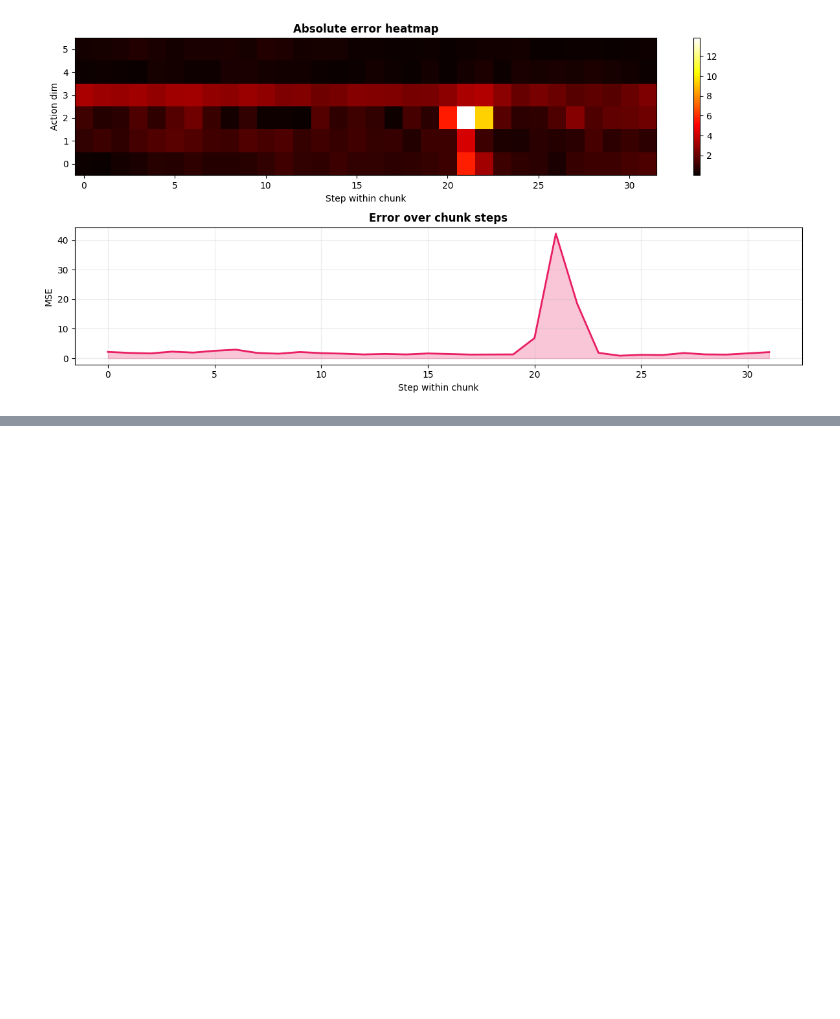
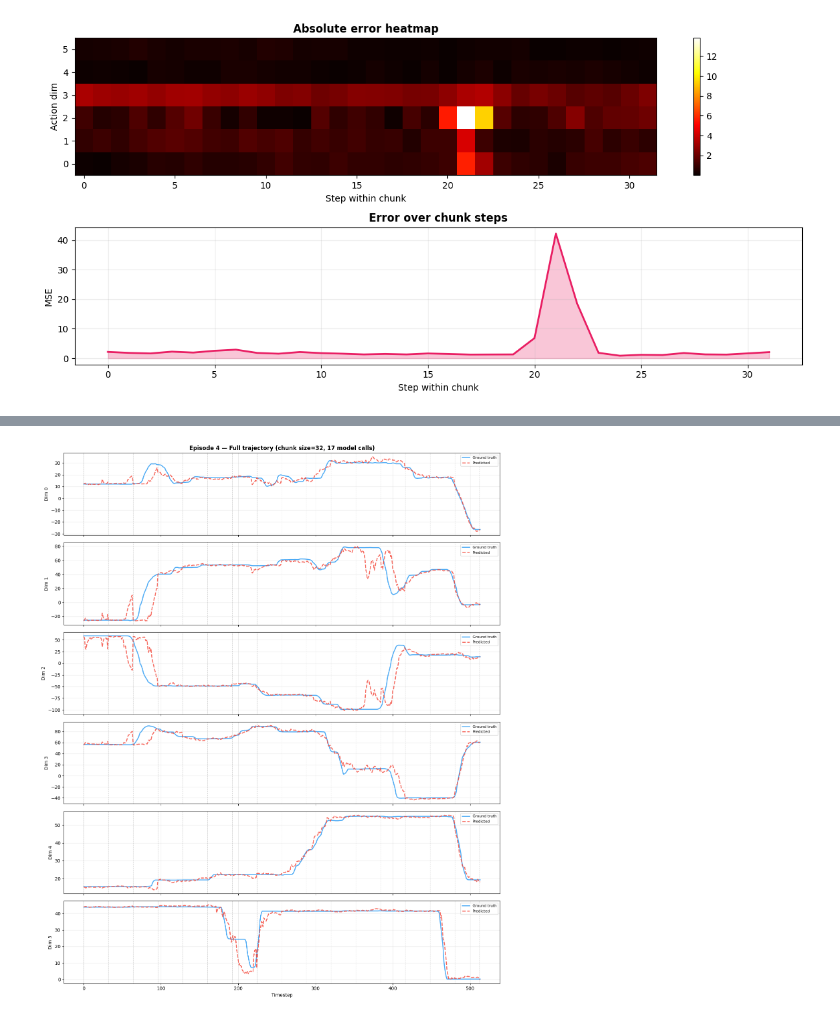
Before and after one commit to BaboonBot/vla_evaluation, a Jupyter notebook: smolvla.ipynb, the cells around one changed output, grey strips where cells are left out. Saved outputs shown, nothing was run; the diff lists cells and outputs as text; code cells hidden in the pictures; blank space fills up the shorter version.

```diff
--- a/smolvla.ipynb
+++ b/smolvla.ipynb
@@ -216,0 +276,31 @@ Chunk MSE : 3.622758   RMSE : 1.903354   MAE : 1.163974
+# %%
+action_dim = predictions_full.shape[1]
+dims_to_plot = min(action_dim, 8)
+timesteps = np.arange(ep_len)
+
+# Draw a vertical line at each chunk boundary so you can see where re-predictions happen
+chunk_boundaries = list(range(0, ep_len, chunk_size))
+
+fig, axes = plt.subplots(dims_to_plot, 1, figsize=(14, 2.8 * dims_to_plot), sharex=True)
+if dims_to_plot == 1:
+    axes = [axes]
+
+for d in range(dims_to_plot):
+    axes[d].plot(timesteps, ground_truth[:, d],       label="Ground truth", color="#2196F3", linewidth=2, alpha=0.8)
+    axes[d].plot(timesteps, predictions_full[:, d],   label="Predicted",    color="#F44336", linewidth=2, alpha=0.8, linestyle="--")
+    for b in chunk_boundaries:
+        axes[d].axvline(x=b, color="gray", linewidth=0.8, linestyle=":", alpha=0.6)
+    axes[d].set_ylabel(f"Dim {d}", fontsize=10)
+    axes[d].grid(True, alpha=0.25)
+    axes[d].legend(loc="upper right", fontsize=8)
+
+axes[0].set_title(
+    f"Episode {EPISODE_IDX} — Full trajectory (chunk size={chunk_size}, "
+    f"{len(chunk_boundaries)} model calls)",
+    fontsize=12, fontweight="bold"
+)
+axes[-1].set_xlabel("Timestep")
+plt.tight_layout()
+plt.show()
+# %% [output]
+[figure, added]
```
Also changed, not shown: parts of 6 cells of this notebook.
